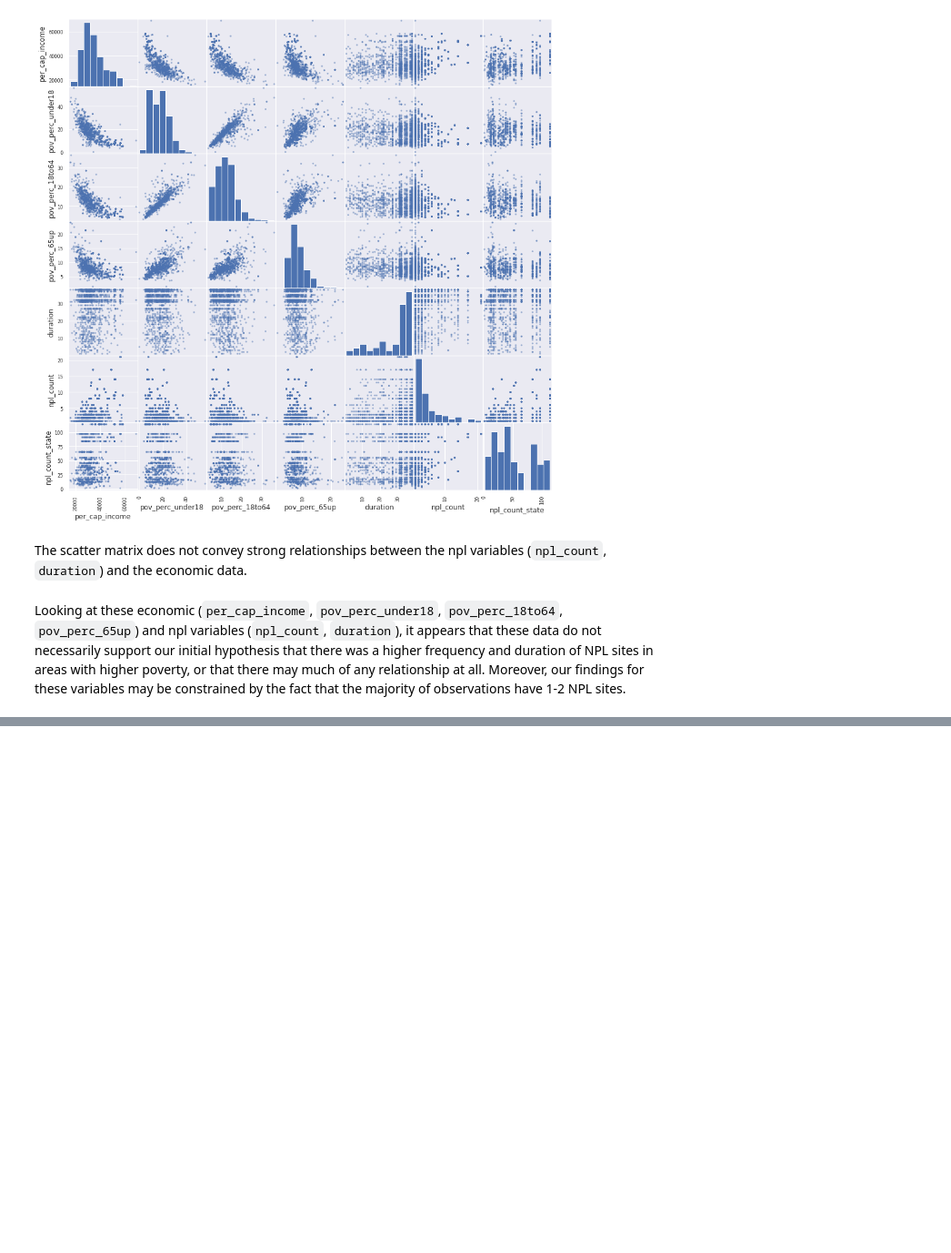
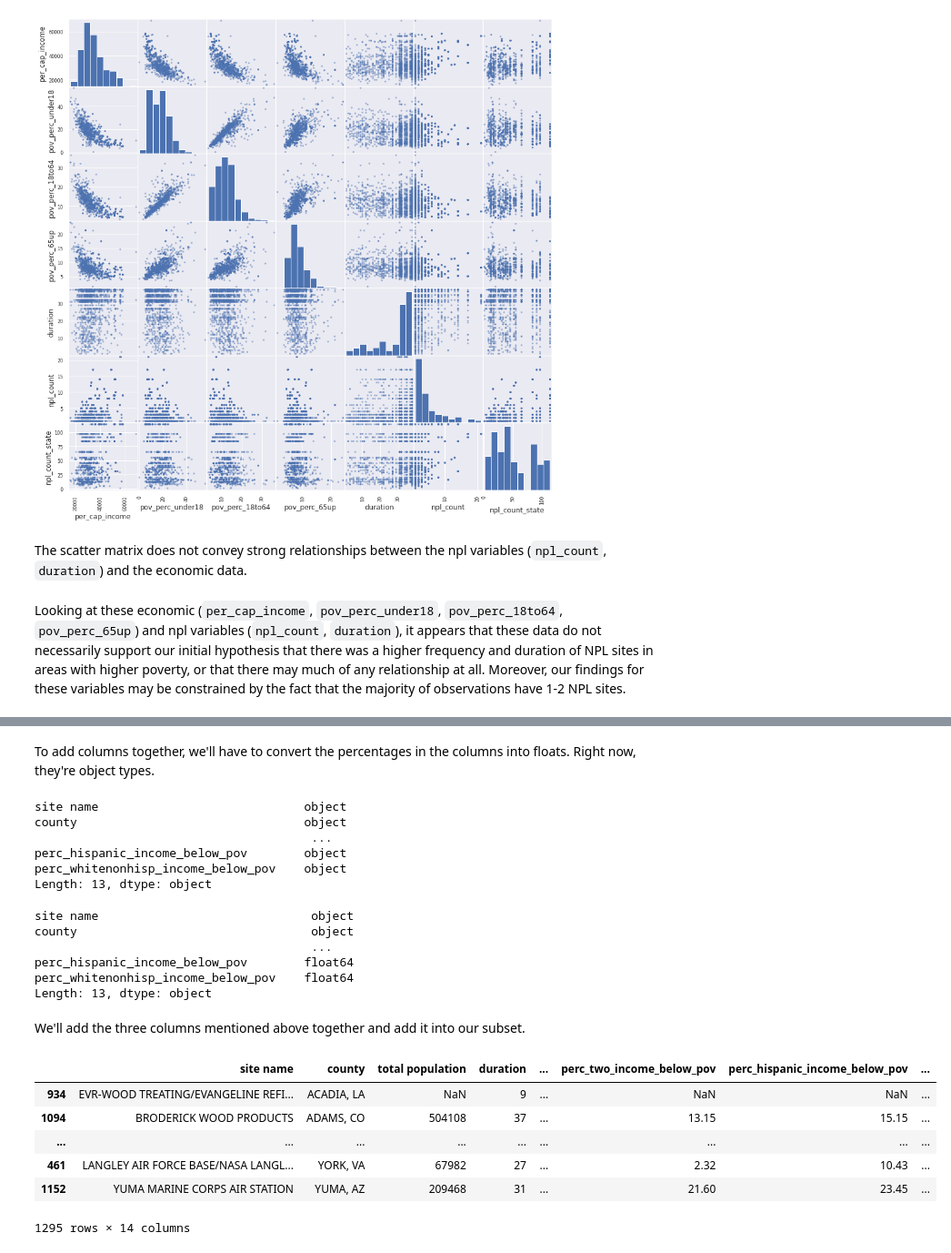
Before and after one commit to jeinuh/superfund-project, a Jupyter notebook: EDACheckpoint_group011.ipynb, the cells around one changed output, grey strips where cells are left out. Shown at 91% size. Cells and saved outputs as stored; diff of their text form; code cells hidden in the pictures; blank space fills up the shorter version.

```diff
--- a/EDACheckpoint_group011.ipynb
+++ b/EDACheckpoint_group011.ipynb
@@ -844,0 +902,45 @@ Looking at these economic (`per_cap_income`, `pov_perc_under18`, `pov_perc_18to6
+# %% [markdown]
+To add columns together, we'll have to convert the percentages in the columns into floats. Right now, they're object types.
+# %%
+below_pov_df.dtypes
+# %% [output]
+site name                             object
+county                                object
+                                       ...
+perc_hispanic_income_below_pov        object
+perc_whitenonhisp_income_below_pov    object
+Length: 13, dtype: object
+# %%
+below_pov_df['perc_white_income_below_pov'] = below_pov_df['perc_white_income_below_pov'].astype(float)
+below_pov_df['perc_black_income_below_pov'] = below_pov_df['perc_black_income_below_pov'].astype(float)
+below_pov_df['perc_indigenous_income_below_pov'] = below_pov_df['perc_indigenous_income_below_pov'].astype(float)
+below_pov_df['perc_asian_income_below_pov'] = below_pov_df['perc_asian_income_below_pov'].astype(float)
+below_pov_df['perc_islander_income_below_pov'] = below_pov_df['perc_islander_income_below_pov'].astype(float)
+below_pov_df['perc_other_income_below_pov'] = below_pov_df['perc_other_income_below_pov'].astype(float)
+below_pov_df['perc_two_income_below_pov'] = below_pov_df['perc_two_income_below_pov'].astype(float)
+below_pov_df['perc_hispanic_income_below_pov'] = below_pov_df['perc_hispanic_income_below_pov'].astype(float)
+below_pov_df['perc_whitenonhisp_income_below_pov'] = below_pov_df['perc_whitenonhisp_income_below_pov'].astype(float)
+
+below_pov_df.dtypes
+# %% [output]
+site name                              object
+county                                 object
+                                       ...
+perc_hispanic_income_below_pov        float64
+perc_whitenonhisp_income_below_pov    float64
+Length: 13, dtype: object
+# %% [markdown]
+We'll add the three columns mentioned above together and add it into our subset.
+# %%
+other_below = below_pov_df['perc_other_income_below_pov'] + below_pov_df['perc_two_income_below_pov'] + below_pov_df['perc_whitenonhisp_income_below_pov']
+below_pov_df['perc_other_races_income_below_pov'] = other_below
+
+below_pov_df
+# %% [output]
+|  | site name | county | total population | duration | ... | perc_two_income_below_pov | perc_hispanic_income_below_pov | ... |
+| 934 | EVR-WOOD TREATING/EVANGELINE REFI... | ACADIA, LA | NaN | 9 | ... | NaN | NaN | ... |
+| 1094 | BRODERICK WOOD PRODUCTS | ADAMS, CO | 504108 | 37 | ... | 13.15 | 15.15 | ... |
+| ... | ... | ... | ... | ... | ... | ... | ... | ... |
+| 461 | LANGLEY AIR FORCE BASE/NASA LANGL... | YORK, VA | 67982 | 27 | ... | 2.32 | 10.43 | ... |
+| 1152 | YUMA MARINE CORPS AIR STATION | YUMA, AZ | 209468 | 31 | ... | 21.60 | 23.45 | ... |
+1295 rows × 14 columns
```
Also changed, not shown: parts of 50 cells of this notebook.
